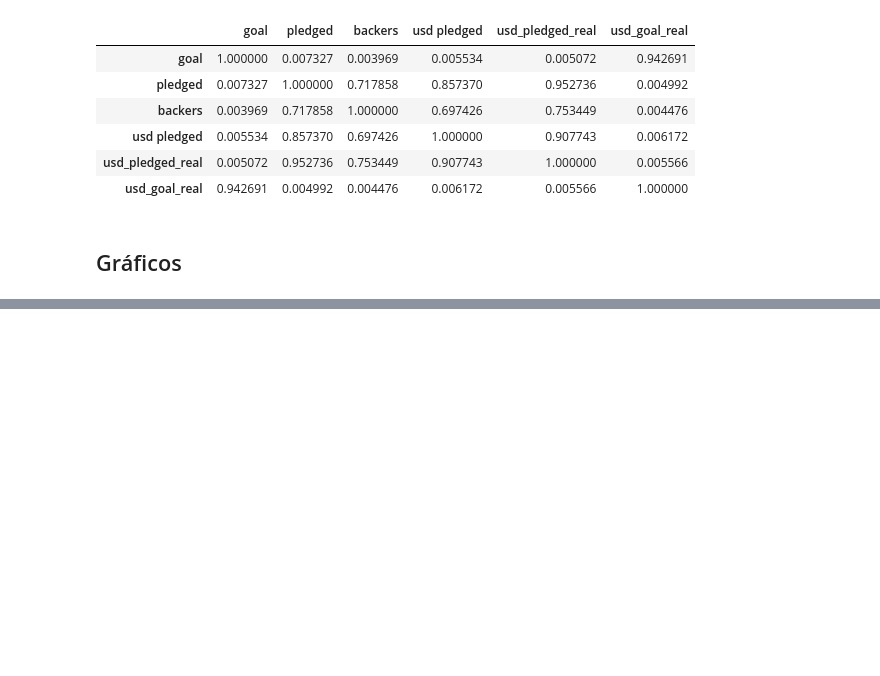
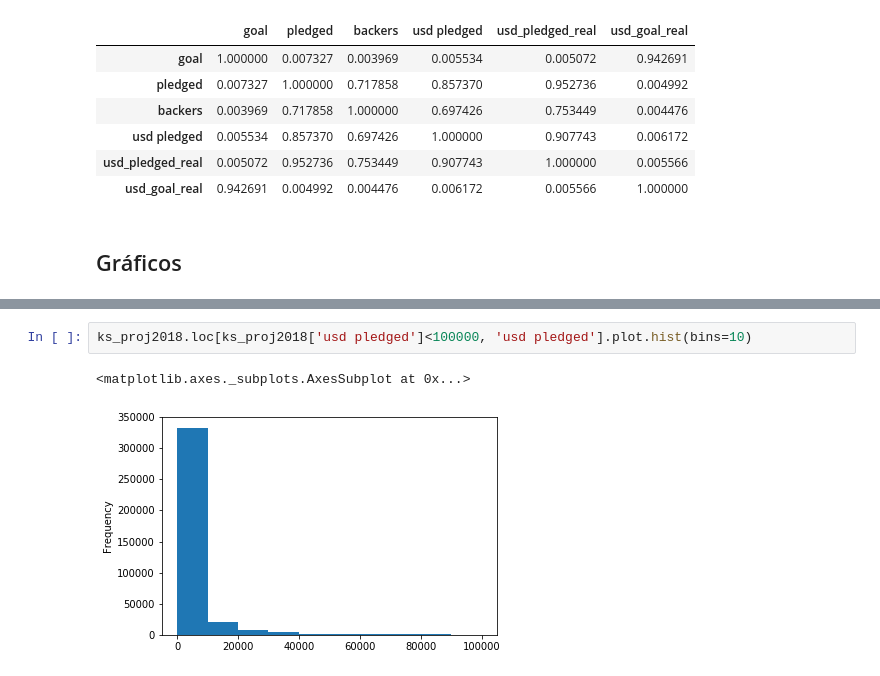
Before and after one commit to NicoliAraujo/deep-learning-learning, a Jupyter notebook: minicurso-pandas/intro_pandas_parte1.ipynb, the cells around one changed output, grey strips where cells are left out. Cells and saved outputs as stored; diff of their text form; blank space fills up the shorter version.

```diff
--- a/minicurso-pandas/intro_pandas_parte1.ipynb
+++ b/minicurso-pandas/intro_pandas_parte1.ipynb
@@ -370,0 +403,5 @@ ks_proj2018[numeric_columns].corr()
+# %%
+ks_proj2018.loc[ks_proj2018['usd pledged']<100000, 'usd pledged'].plot.hist(bins=10)
+# %% [output]
+<matplotlib.axes._subplots.AxesSubplot at 0x...>
+[figure, added]
```
Also changed, not shown: parts of 8 cells of this notebook, 1 other file.
